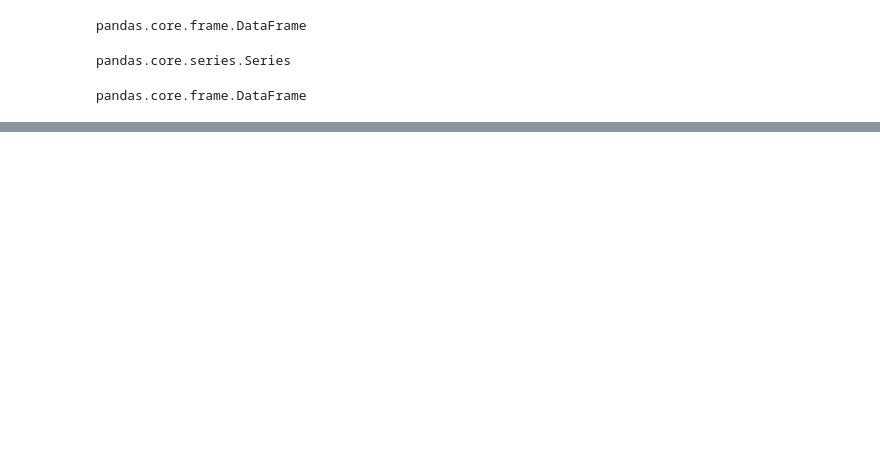
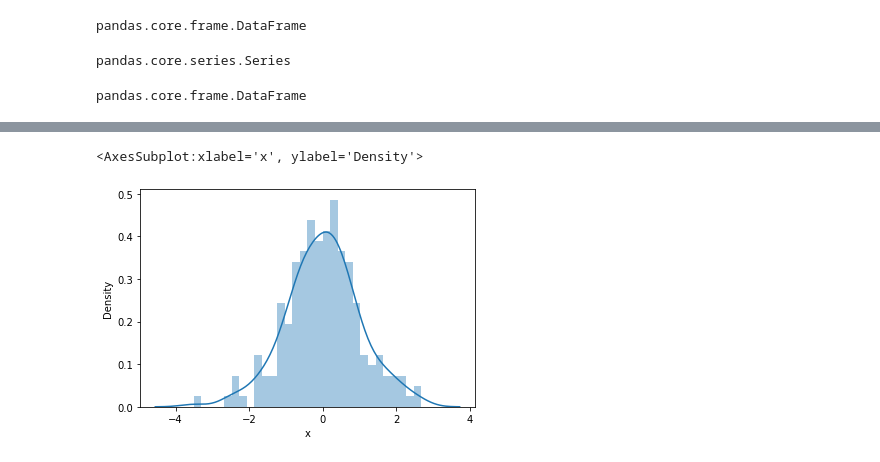
Before and after one commit to rogive/DataScience-Makeitreal, a Jupyter notebook: jupyter_numpy/Introduccion a feature Engineering.ipynb, the cells around one changed output, grey strips where cells are left out. Saved outputs shown, nothing was run; the diff lists cells and outputs as text; code cells hidden in the pictures; blank space fills up the shorter version.

```diff
--- a/jupyter_numpy/Introduccion a feature Engineering.ipynb
+++ b/jupyter_numpy/Introduccion a feature Engineering.ipynb
@@ -543,0 +699,5 @@ pandas.core.frame.DataFrame
+# %%
+sns.distplot(df5['x'], bins=30)
+# %% [output]
+<AxesSubplot:xlabel='x', ylabel='Density'>
+[figure, added]
```
Also changed, not shown: parts of 133 cells of this notebook, 4 other files.
